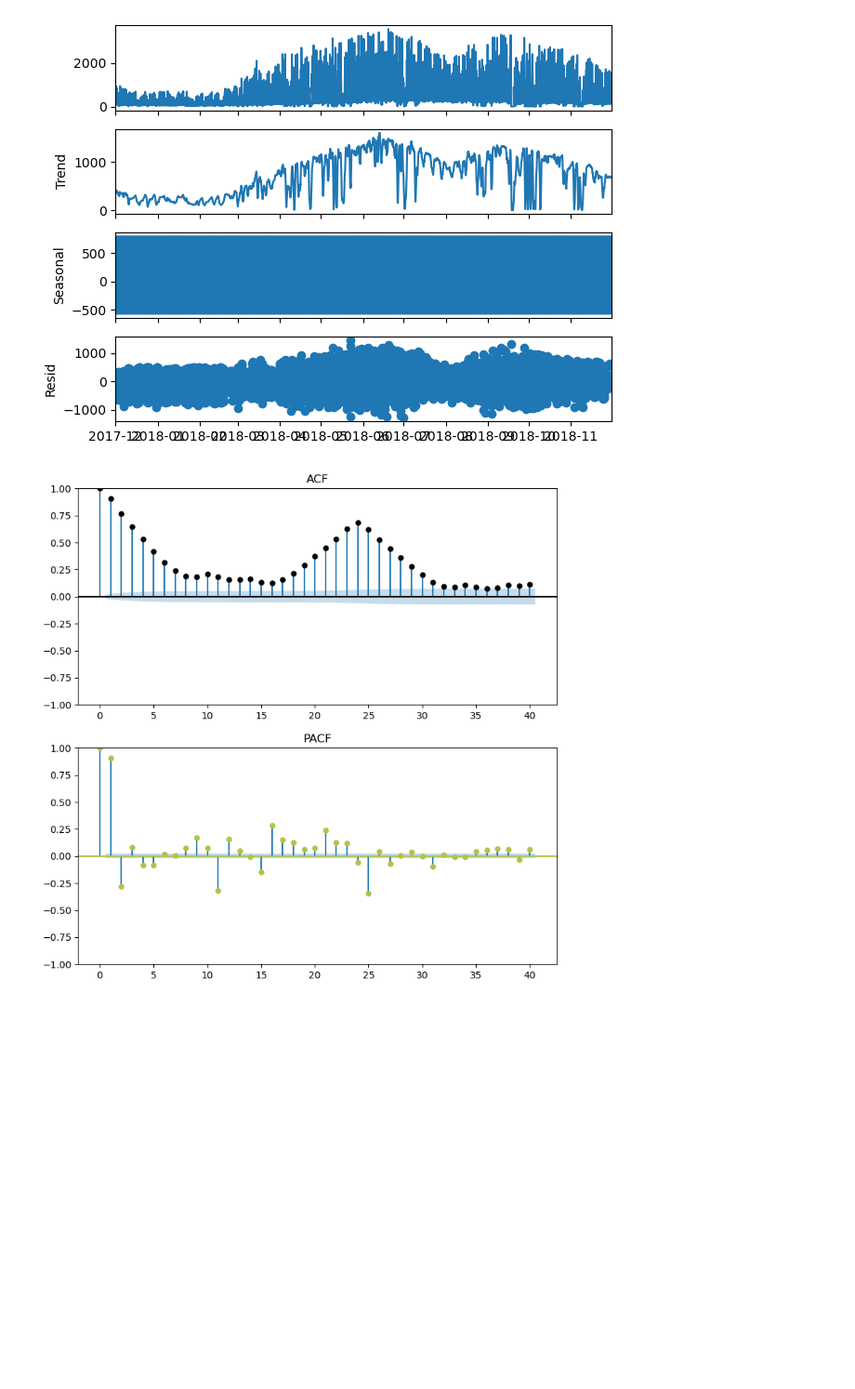
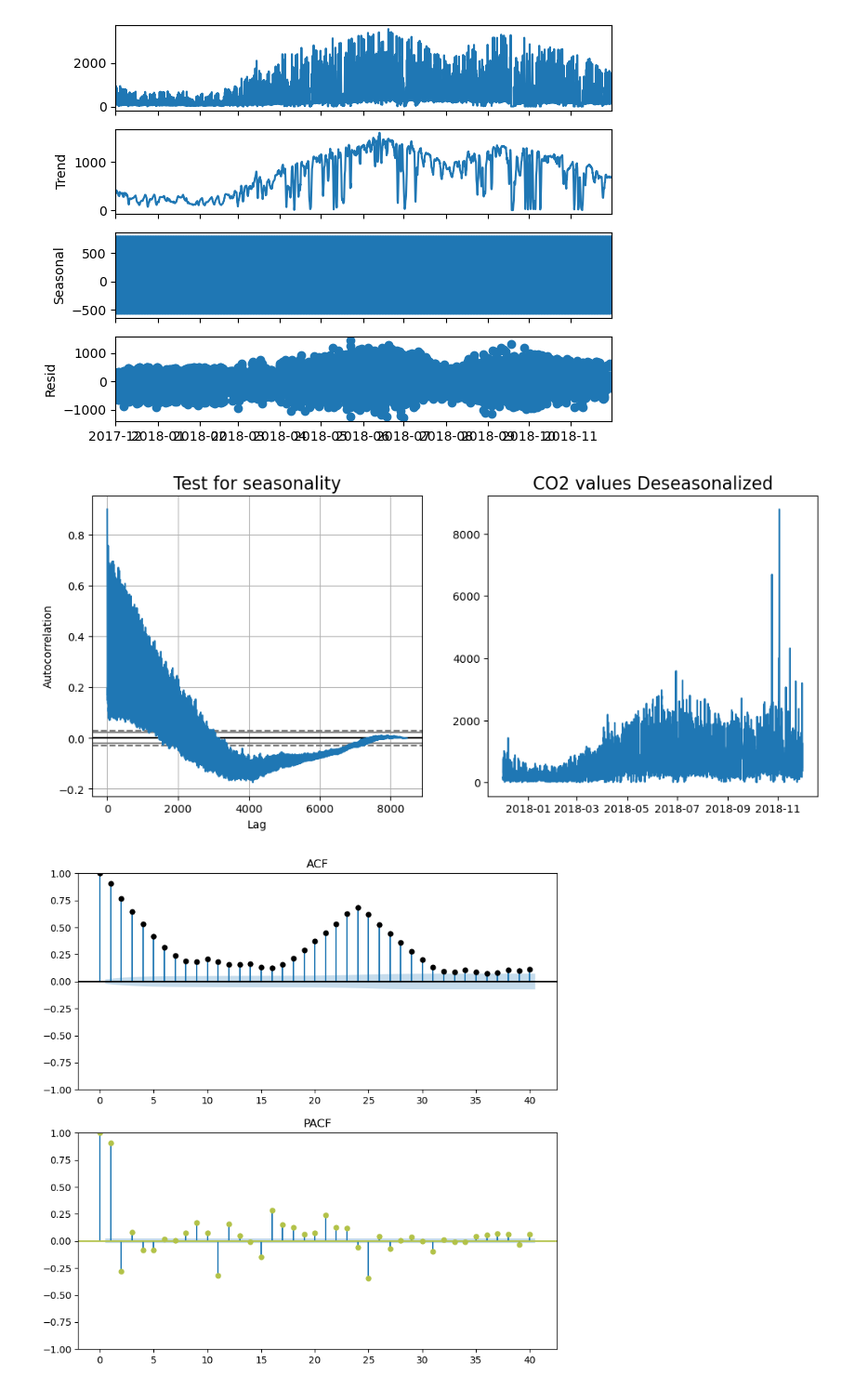
Before and after one commit to konsin1988/scalecast_model_testing, a Jupyter notebook: notebook/bike.ipynb, the cells around one changed output. Shown at 93% size. Saved outputs shown, nothing was run; the diff lists cells and outputs as text; code cells hidden in the pictures; blank space fills up the shorter version.

```diff
--- a/notebook/bike.ipynb
+++ b/notebook/bike.ipynb
@@ -92,6 +92,20 @@ f.plot()
 f.seasonal_decompose().plot();
 # %% [output]
 [figure]
+# %%
+test_seasonal_data = data.query('count > 0')
+
+fig, (ax1, ax2) = plt.subplots(1, 2, figsize=(12, 5))
+ax1.set_title("Test for seasonality", fontsize=16)
+autocorrelation_plot(test_seasonal_data['count'].tolist(), ax=ax1)
+
+additive_decomposition = seasonal_decompose(test_seasonal_data['count'], model="multiplicative", period=2000)
+deseasonalized = test_seasonal_data['count'].values / additive_decomposition.seasonal
+
+ax2.plot(deseasonalized)
+ax2.set_title('CO2 values Deseasonalized', fontsize=16);
+# %% [output]
+[figure, added]
 # %%
 figs, (ax1, ax2) = plt.subplots(2, 1,figsize=(9,9))
 f.plot_acf(ax=ax1, title='ACF', lags=40, color='black')
```
Also changed, not shown: 18 other files.
